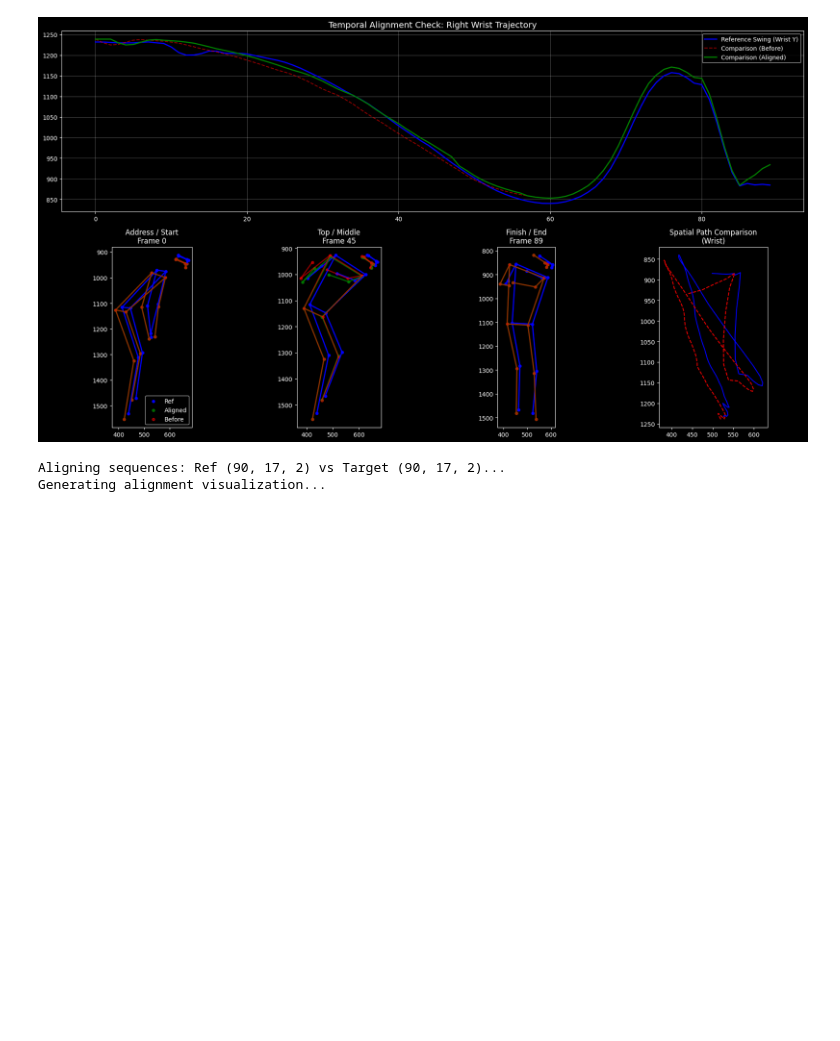
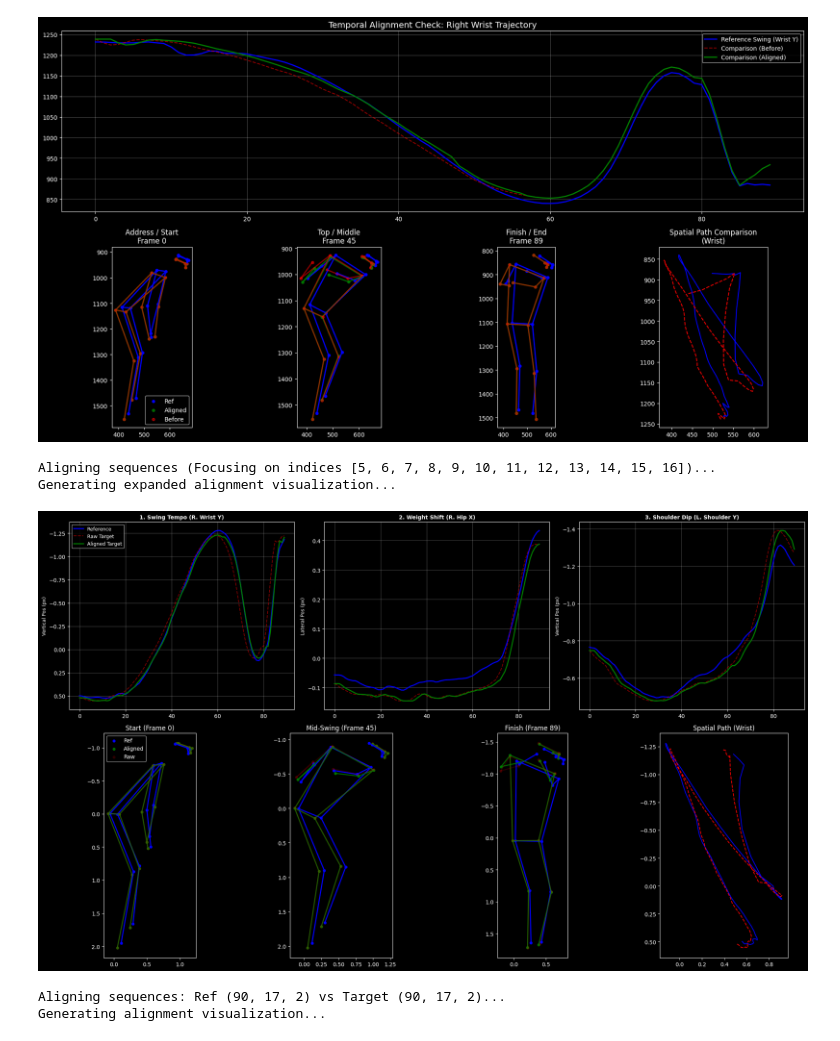
Before and after one commit to azaidi06/eagle-swing, a Jupyter notebook: posts/compare_kps/ood_nb.ipynb, the cells around one changed output. Drawn from its saved outputs; the diff is of its cells as text; code cells hidden in the pictures; blank space fills up the shorter version.

Commit message:
updated kp comparison

```diff
--- a/posts/compare_kps/ood_nb.ipynb
+++ b/posts/compare_kps/ood_nb.ipynb
@@ -710,6 +723,12 @@ def run_alignment_pipeline(ref_seq, target_seq, visualize=True):
         _visualize_results(ref_seq, target_seq, aligned_seq)
 
     return aligned_seq, path
+# %%
+aligned_seq, path = run_alignment_pipeline(kp_original, kp_comparison)
+# %% [output]
+Aligning sequences (Focusing on indices [5, 6, 7, 8, 9, 10, 11, 12, 13, 14, 15, 16])...
+Generating expanded alignment visualization...
+[figure, added]
 # %%
 aligned_seq, path = run_alignment_pipeline(kp_original, kp_comparison)
 # %% [output]
```
Also changed, not shown: parts of 2 cells of this notebook.
